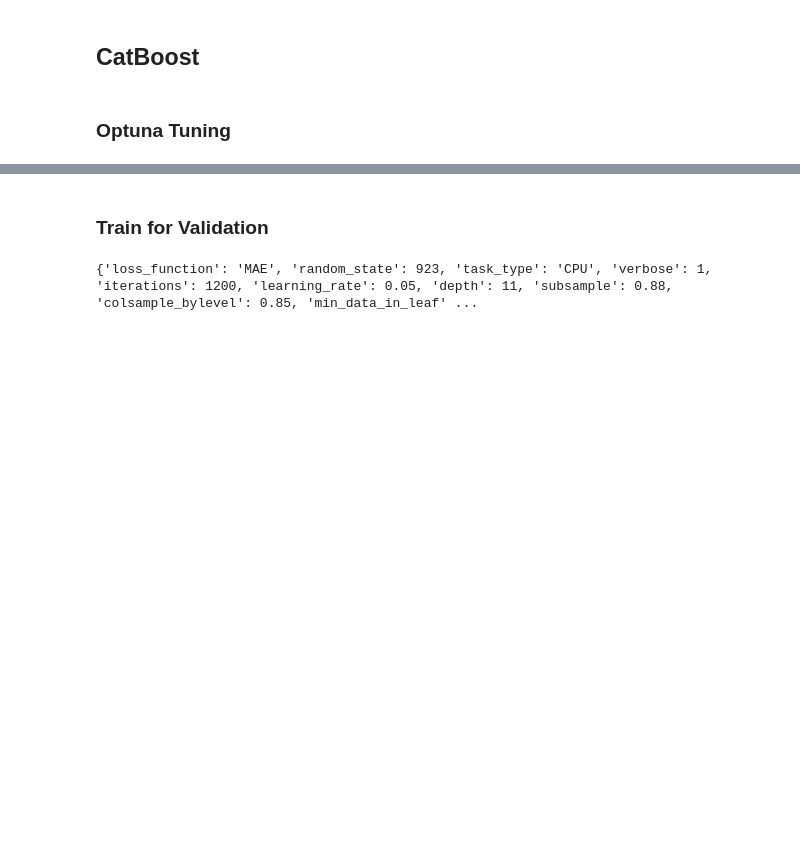
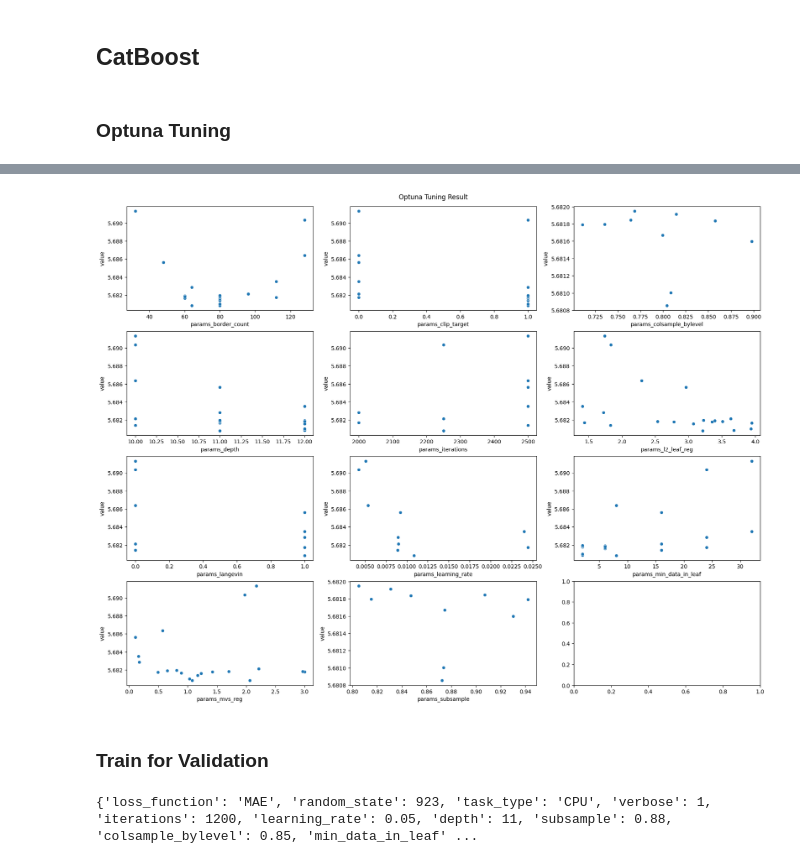
Before and after one commit to waikey-lee/kaggle-optiver-trading, a Jupyter notebook: notebooks/3.0.gradient_boosting_baseline.ipynb, the cells around one changed output, grey strips where cells are left out. Cells and saved outputs as stored; diff of their text form; code cells hidden in the pictures; blank space fills up the shorter version.

```diff
--- a/notebooks/3.0.gradient_boosting_baseline.ipynb
+++ b/notebooks/3.0.gradient_boosting_baseline.ipynb
@@ -461,3 +430,16 @@ def objective(trial):
+# %%
+study_df = study2.trials_dataframe()
+study_df = study_df.loc[study_df["state"] == "COMPLETE"]
+# study_df.to_csv(f"../optuna_trials.csv", index=False)
+fig, ax = plt.subplots(4, 3, figsize=(21, 16))
+ax = ax.ravel()
+for i, col in enumerate(get_cols(study_df, "params")):
+    sns.scatterplot(data=study_df, x=study_df[col], y=study_df["value"], ax=ax[i])
+plt.suptitle("Optuna Tuning Result", y=0.9)
+plt.savefig("../tuning_result/cat_optuna_result2.png")
+plt.show()
+# %% [output]
+[figure, added]
 # %% [markdown]
 ### Train for Validation
 # %%
```
Also changed, not shown: parts of 68 cells of this notebook.
